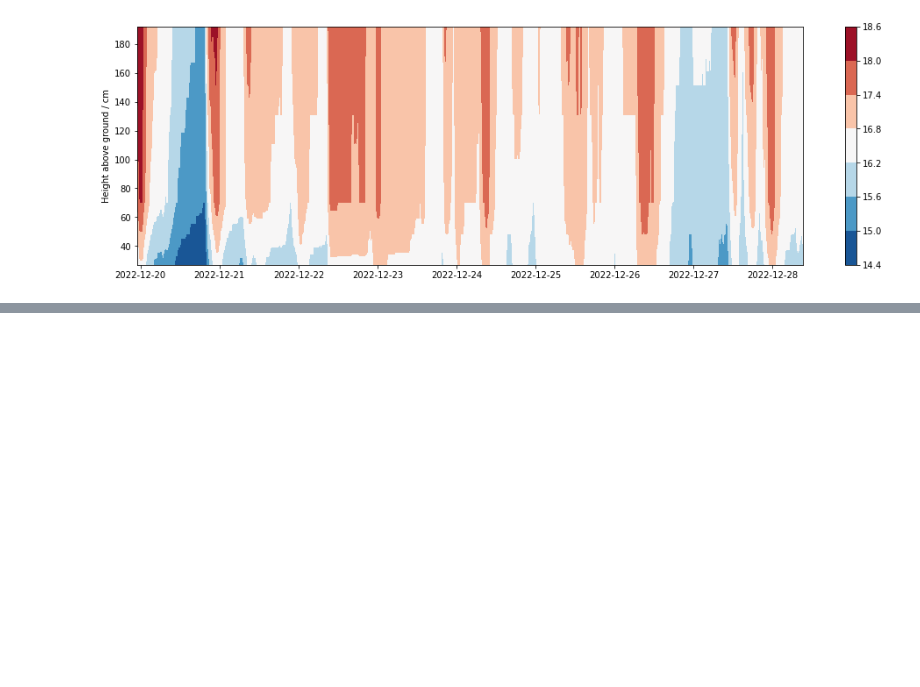
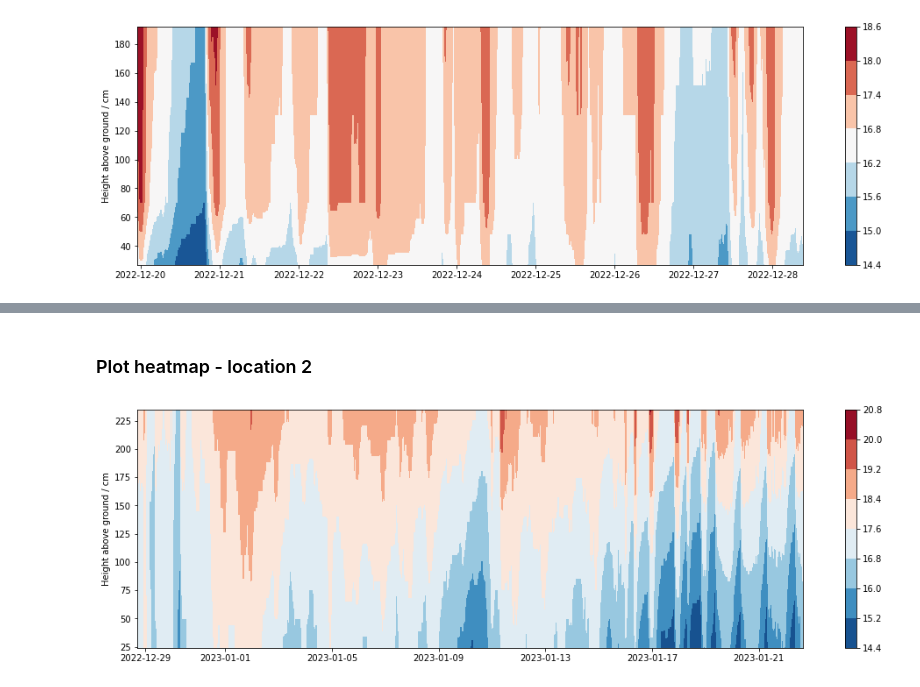
Before and after one commit to acfogarty/temperature-mapping, a Jupyter notebook: Temperature_by_height.ipynb, the cells around one changed output, grey strips where cells are left out. Drawn from its saved outputs; the diff is of its cells as text; code cells hidden in the pictures; blank space fills up the shorter version.

Commit message:
new location for temperature by height

```diff
--- a/Temperature_by_height.ipynb
+++ b/Temperature_by_height.ipynb
@@ -126,0 +164,6 @@ fig2.update_layout(yaxis_title="Height above ground / cm")
+# %%
+heights = [24, 127, 235]  # heights above ground level in cm
+# %%
+df_bas["height"] = 24
+df_moyen["height"] = 127
+df_haut["height"] = 235
@@ -126,0 +188,5 @@ fig2.update_layout(yaxis_title="Height above ground / cm")
+# %%
+# only keep the time period for which we have data with all three sensors
+df_moyen = df_moyen[df_moyen.Time > pd.to_datetime('2022-12-28 17:00:00')]
+df_moyen = df_moyen[df_moyen.Time < pd.to_datetime('2023-01-22 15:46:00')]
+df_haut = df_haut[df_haut.Time < pd.to_datetime('2023-01-22 15:46:00')]
@@ -126,0 +211,3 @@ fig2.update_layout(yaxis_title="Height above ground / cm")
+# %%
+df_p = process_time_series(df_bas, df_moyen, df_haut)
+df_p
@@ -126,0 +235,6 @@ fig2.update_layout(yaxis_title="Height above ground / cm")
+# %% [markdown]
+### Plot heatmap - location 2
+# %%
+plot_heatmap(df_p, heights)
+# %% [output]
+[figure, added]
```
Also changed, not shown: parts of 24 cells of this notebook.
